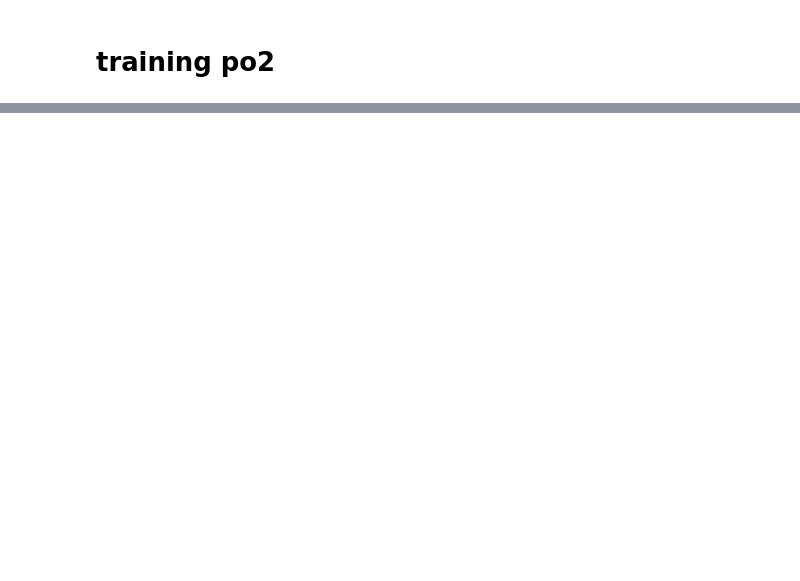
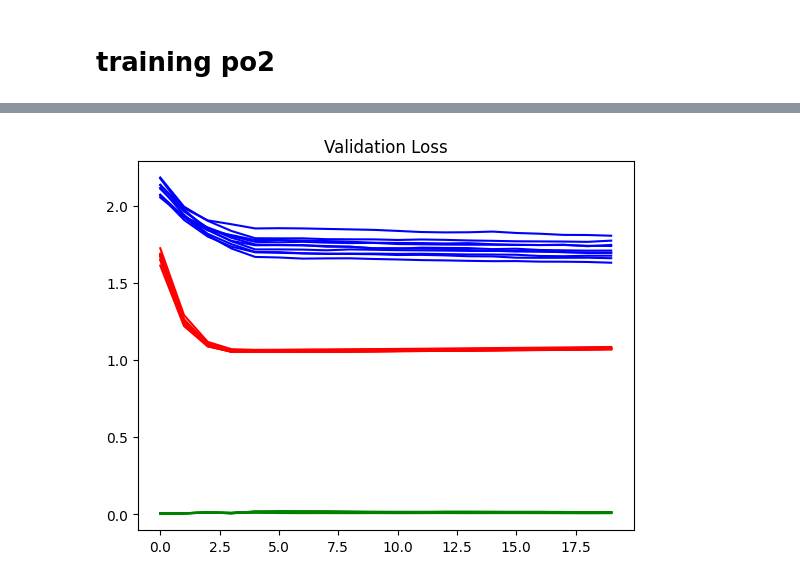
Before and after one commit to georgenardes/deep_nibble_dnn, a Jupyter notebook: deep_nibble.ipynb, the cells around one changed output, grey strips where cells are left out. Drawn from its saved outputs; the diff is of its cells as text; code cells hidden in the pictures; blank space fills up the shorter version.

```diff
--- a/deep_nibble.ipynb
+++ b/deep_nibble.ipynb
@@ -136,7 +136,7 @@ Epoch 11/15, Loss: 0.01612200029194355 Accuracy: 54.369998931884766%
 # %%
 def scheduler(epoch):
   if epoch < 1:
-    return 0.001
+    return 0.01
   elif epoch < 5:
     return 0.01
   else:
@@ -156,7 +156,7 @@ for i in range(10):
   fp_hist = fp_model.fit(x_train_2, y_train, batch_size=256, epochs=20, validation_data=(x_test_2, y_test), callbacks=[callback])
 
   fp_model.save(f"fp_models/model_{i}.h5")
-  np.save(f"fp_models/model_{i}_acc_hist",  np.array(fp_hist["val_loss"]))
-  np.save(f"fp_models/model_{i}_acc_hist",  np.array(fp_hist["val_accuracy"]))
+  np.save(f"fp_models/model_{i}_acc_hist",  np.array(fp_hist.history["val_loss"]))
+  np.save(f"fp_models/model_{i}_loss_hist",  np.array(fp_hist.history["val_accuracy"]))
 
-  fp_history.append((fp_hist["val_loss"], fp_hist["val_accuracy"]))
+  fp_history.append((fp_hist.history["val_loss"], fp_hist.history["val_accuracy"]))
@@ -165,7 +183,7 @@ for i in range(10):
 # %%
 def scheduler(epoch):
   if epoch < 1:
-    return 0.0001
+    return 0.001
   elif epoch < 5:
     return 0.001
   else:
@@ -190,8 +208,8 @@ for i in range(10):
   po2_hist = po2_model.fit(x_train_2, y_train, batch_size=256, epochs=20, validation_data=(x_test_2, y_test), callbacks=[callback])
 
   po2_model.save(f"po2_models/model_{i}.h5")
-  np.save(f"po2_models/model_{i}_acc_hist",  np.array(po2_hist["val_accuracy"]))
-  np.save(f"po2_models/model_{i}_acc_hist",  np.array(po2_hist["val_loss"]))
+  np.save(f"po2_models/model_{i}_acc_hist",  np.array(po2_hist.history["val_accuracy"]))
+  np.save(f"po2_models/model_{i}_loss_hist",  np.array(po2_hist.history["val_loss"]))
 
 
-  fp_history.append((po2_hist["val_loss"], po2_hist["val_accuracy"]))
+  po2_history.append((po2_hist.history["val_loss"], po2_hist.history["val_accuracy"]))
@@ -197,0 +234,15 @@ for i in range(10):
+# %%
+import matplotlib.pyplot as plt
+
+for i in range(10):
+    dn_loss = deep_nibble_history[i][0]
+
+    plt.plot(fp_history[i][0], label='FP32', color="red")
+    plt.plot(po2_history[i][0], label='Po2 4-bits', color="blue")
+    plt.plot(dn_loss, label='Deep Nibble', color="green")
+    plt.title('Validation Loss')
+
+# plt.legend()
+plt.show()
+# %% [output]
+[figure, added]
```
Also changed, not shown: parts of 5 cells of this notebook.
